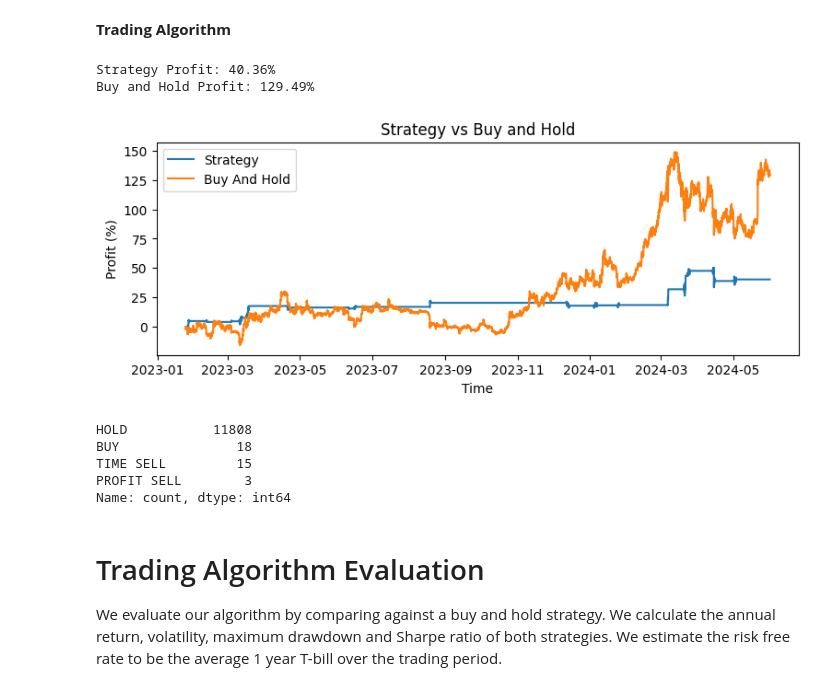
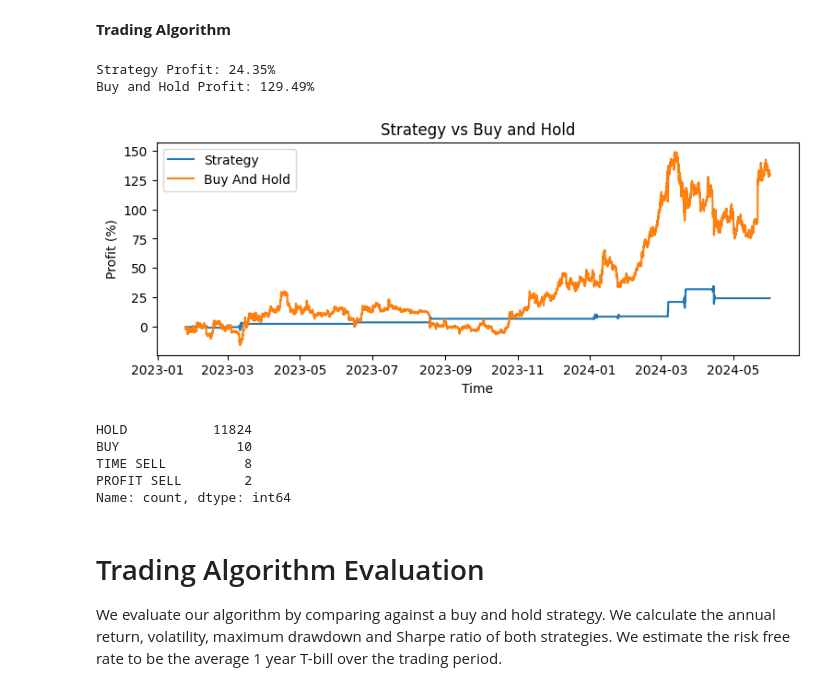
Before and after one commit to farhanbham/ETH-USD-Intraday-trader, a Jupyter notebook: intraday-eth-trading-simulation 2.ipynb, the cells around one changed output. Saved outputs shown, nothing was run; the diff lists cells and outputs as text; code cells hidden in the pictures.

```diff
--- a/intraday-eth-trading-simulation 2.ipynb
+++ b/intraday-eth-trading-simulation 2.ipynb
@@ -309,7 +309,7 @@ actions = []
 position_size = 1
 take_profit = 1.09
 max_hold_time = 72
-signal_strength = 1.04
+signal_strength = 1.06
 
 for i in range(len(prices)):
 
@@ -345,39 +345,39 @@ for i in range(len(prices)):
             action = "TIME SELL"
 
 
     actions.append(action)
     portfolio_value.append(balance + (holdings * current_price))
 
 portfolio_value = np.array(portfolio_value)
 portfolio = (portfolio_value * 100 / portfolio_value[0]) - 100
 strategy_profit = ((portfolio_value[-1] / initial_balance) * 100) - 100
 
 buy_and_hold = (prices * (100 - slippage) / prices[0]) - 100
 buy_and_hold_profit = ((prices[-1] / prices[0]) * 100-slippage) - 100
 
 
 print(f"Strategy Profit: {strategy_profit:.2f}%")
 print(f"Buy and Hold Profit: {buy_and_hold_profit:.2f}%")
 
 index = test.index[predict_value+10:]
 plt.figure(figsize=(9, 3))
 plt.plot(index, portfolio, label="Strategy")
 plt.plot(index, buy_and_hold, label="Buy And Hold")
 plt.xlabel('Time')
 plt.ylabel('Profit (%)')
 plt.title('Strategy vs Buy and Hold')
 plt.legend()
 plt.show()
 
 print(pd.Series(actions).value_counts())
 # %% [output]
-Strategy Profit: 40.36%
+Strategy Profit: 24.35%
 Buy and Hold Profit: 129.49%
-[figure, old version]
+[figure, new version]
-HOLD           11808
-BUY               18
-TIME SELL         15
-PROFIT SELL        3
+HOLD           11824
+BUY               10
+TIME SELL          8
+PROFIT SELL        2
 Name: count, dtype: int64
 # %% [markdown]
 # Trading Algorithm Evaluation
```
Also changed, not shown: parts of 7 cells of this notebook.
